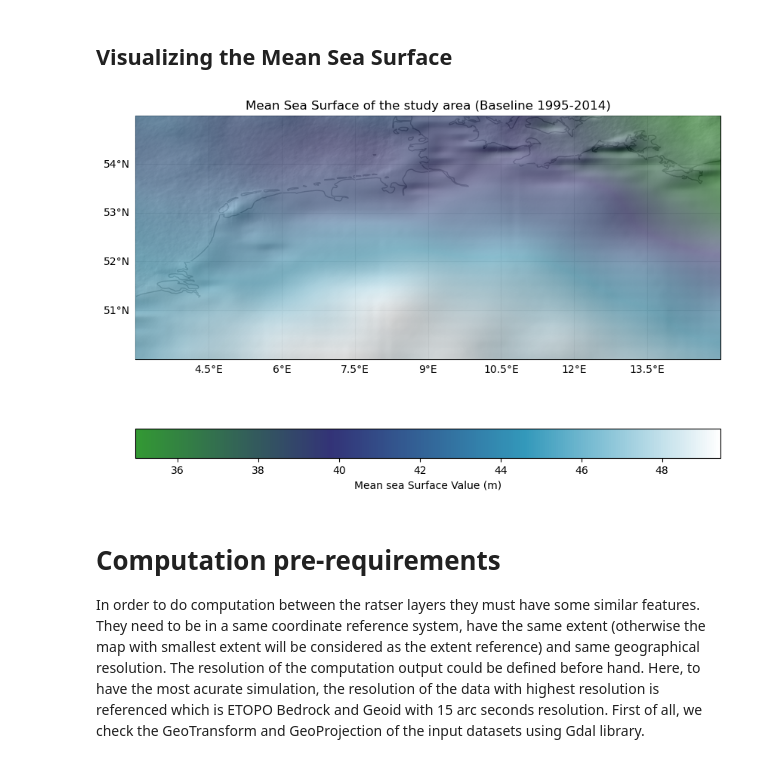
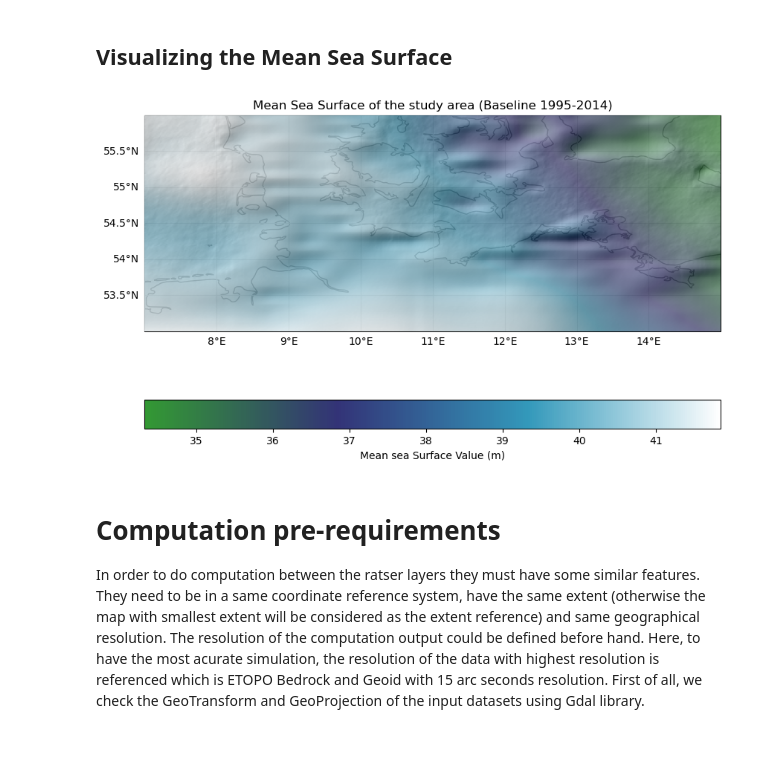
Before and after one commit to sahar7777/Sea-Level-Rise--Flood, a Jupyter notebook: notebook_code/Flood_Simulation.ipynb, the cells around one changed output. Saved outputs shown, nothing was run; the diff lists cells and outputs as text; code cells hidden in the pictures.

```diff
--- a/notebook_code/Flood_Simulation.ipynb
+++ b/notebook_code/Flood_Simulation.ipynb
@@ -485,7 +458,7 @@ To mask the downloded Geotif, Gdal package is used,
 #open downloded ETOPO Geoid in gdal
 ds = gdal.Open("/home/sahar/SLR_Bonn_Polimi/Data/ETOPO/ETOPO_2022_v1_15s_N60E000_geoid.tif")
 #output direcory
-geoid_path = '/home/sahar/SLR_Bonn_Polimi/output_tif/EU_bbox_Geoid_15s.tif'
+geoid_path = '/home/sahar/SLR_Bonn_Polimi/output_tif/area_bbox_Geoid_15s.tif'
 #clip for bbox
 dsClip = gdal.Warp(geoid_path, ds, cutlineDSName= area_bbox, cropToCutline = True,
                   dstNodata = np.nan)
@@ -552,7 +525,7 @@ Therefore, to compute the elevation model, the bedrock elevation needs to be add
 ## Bedrock Elevation
 # %%
 #bedrock directory
-bedrock_path = '/home/sahar/SLR_Bonn_Polimi/Data/ETOPO/Europe_Bedrock_15arcsec.tiff'
+bedrock_path = '/home/sahar/SLR_Bonn_Polimi/Data/ETOPO/area_Bedrock_15arcsec.tiff'
 
 #read bedrock
 with rasterio.open(bedrock_path) as src:
@@ -645,7 +618,7 @@ The Geoid and Bedrock dataset of the study area have the same extent, the resolu
 To visulize the computed DEM, we use Rasterio and Cartopy Libraries.
 # %%
 #DEM directory
-dem_path = '/home/sahar/SLR_Bonn_Polimi/output_tif/EU_DEM.tif'
+dem_path = '/home/sahar/SLR_Bonn_Polimi/output_tif/area_DEM.tif'
 
 #read DEM
 with rasterio.open(dem_path) as src:
@@ -679,7 +652,7 @@ ax.imshow(hillshade_array, cmap='gray', extent=[xmin, xmax, ymin, ymax], alpha=0
 #plot DEM
 cax = ax.imshow(dem_array, cmap= 'terrain', extent=[xmin, xmax, ymin, ymax], alpha=0.8, zorder=5)#GMT colormaps instead could be used
 plt.colorbar(cax, label='Elevation (m)', orientation='horizontal')
-plt.title('Digital Elevation Model (DEM) with Hillshade of Europe')
+plt.title('Digital Elevation Model (DEM) with Hillshade of area')
 gl = ax.gridlines(draw_labels=True)
 gl.right_labels = False
 gl.top_labels = False
@@ -696,9 +669,9 @@ In the next step, global MSS is clipped for the study area bounding box using gd
 #open Global MSS in gdal
 ds = gdal.Open("/home/sahar/SLR_Bonn_Polimi/Data/DTU/DTU15MSS_1min.tiff")
 #output direcory
-EU_MSS_path = '/home/sahar/SLR_Bonn_Polimi/output_tif/Europe_MSS.tif'
+area_MSS_path = '/home/sahar/SLR_Bonn_Polimi/output_tif/area_MSS.tif'
 #clip for bbox
-dsClip = gdal.Warp(EU_MSS_path, ds, cutlineDSName= area_bbox, cropToCutline = True,
+dsClip = gdal.Warp(area_MSS_path, ds, cutlineDSName= area_bbox, cropToCutline = True,
                   dstNodata = np.nan)
 array = dsClip.GetRasterBand(1).ReadAsArray()
 ds_Clip = None
@@ -706,7 +679,7 @@ ds_Clip = None
 ## Visualizing the Mean Sea Surface
 # %%
 #read mean sea surface in rasterio
-with rasterio.open(EU_MSS_path) as src:
+with rasterio.open(area_MSS_path) as src:
     #read the mean sea surface data as a numpy array
     mss_array = src.read(1)
 
@@ -715,35 +688,35 @@ def hillshade(array, azimuth, angle_altitude):
     x, y = np.gradient(array)
     slope = np.pi/2. - np.arctan(np.sqrt(x*x + y*y))
     aspect = np.arctan2(-x, y)
     azimuthrad = azimuth * np.pi / 180.
     altituderad = angle_altitude * np.pi / 180.
     shaded = np.sin(altituderad) * np.sin(slope) + np.cos(altituderad) * np.cos(slope) * np.cos(azimuthrad - aspect)
     return 255 * (shaded + 1) / 2
 
 #compute the hillshade
 hillshade_array = hillshade(mss_array, 330, 30)
 
 #get the extent of the mean sea surface
-with rasterio.open(EU_MSS_path) as src:
+with rasterio.open(area_MSS_path) as src:
     xmin, ymin, xmax, ymax = src.bounds
 
 projection = ccrs.PlateCarree()
 fig = plt.figure(figsize=(10, 8))
 ax = fig.add_subplot(111, projection=projection)
 ax.add_feature(cfeature.COASTLINE)
 #plot hillshade
 ax.imshow(hillshade_array, cmap='gray', extent=[xmin, xmax, ymin, ymax], alpha=0.5, zorder=10)
 #plot mean sea surface
 cax = ax.imshow(mss_array, cmap='ocean', extent=[xmin, xmax, ymin, ymax], alpha=0.8, zorder=5)
 plt.colorbar(cax, label='Mean sea Surface Value (m)', orientation='horizontal')
 plt.title('Mean Sea Surface of the study area (Baseline 1995-2014)')
 
 gl = ax.gridlines(draw_labels=True)
 gl.right_labels = False
 gl.top_labels = False
 plt.show()
 # %% [output]
-[figure, old version]
+[figure, new version]
 # %% [markdown]
 # Computation pre-requirements
 In order to do computation between the ratser layers they must have some similar features. They need to be in a same coordinate reference system, have the same extent (otherwise the map with smallest extent will be considered as the extent reference) and same geographical resolution. The resolution of the computation output could be defined before hand. Here, to have the most acurate simulation, the resolution of the data with highest resolution is referenced which is ETOPO Bedrock and Geoid with 15 arc seconds resolution. First of all, we check the GeoTransform and GeoProjection of the input datasets using Gdal library.
```
Also changed, not shown: parts of 46 cells of this notebook.
